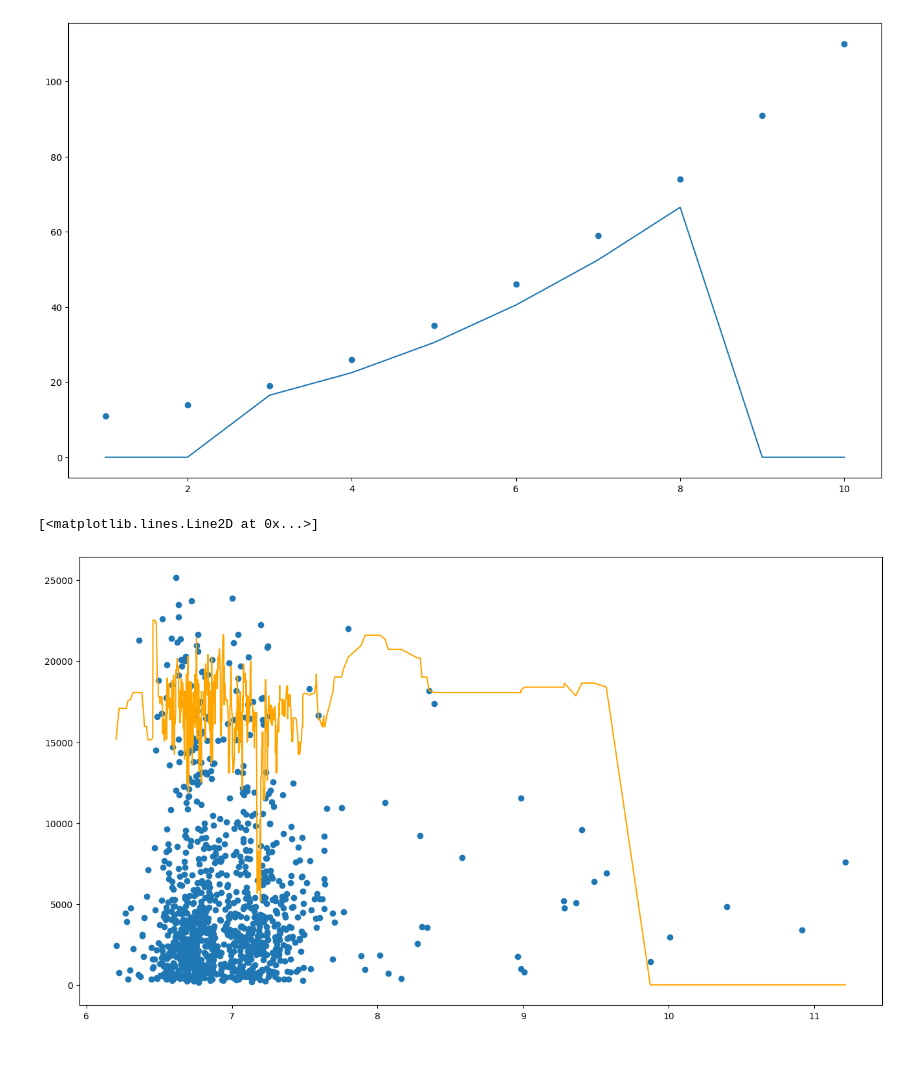
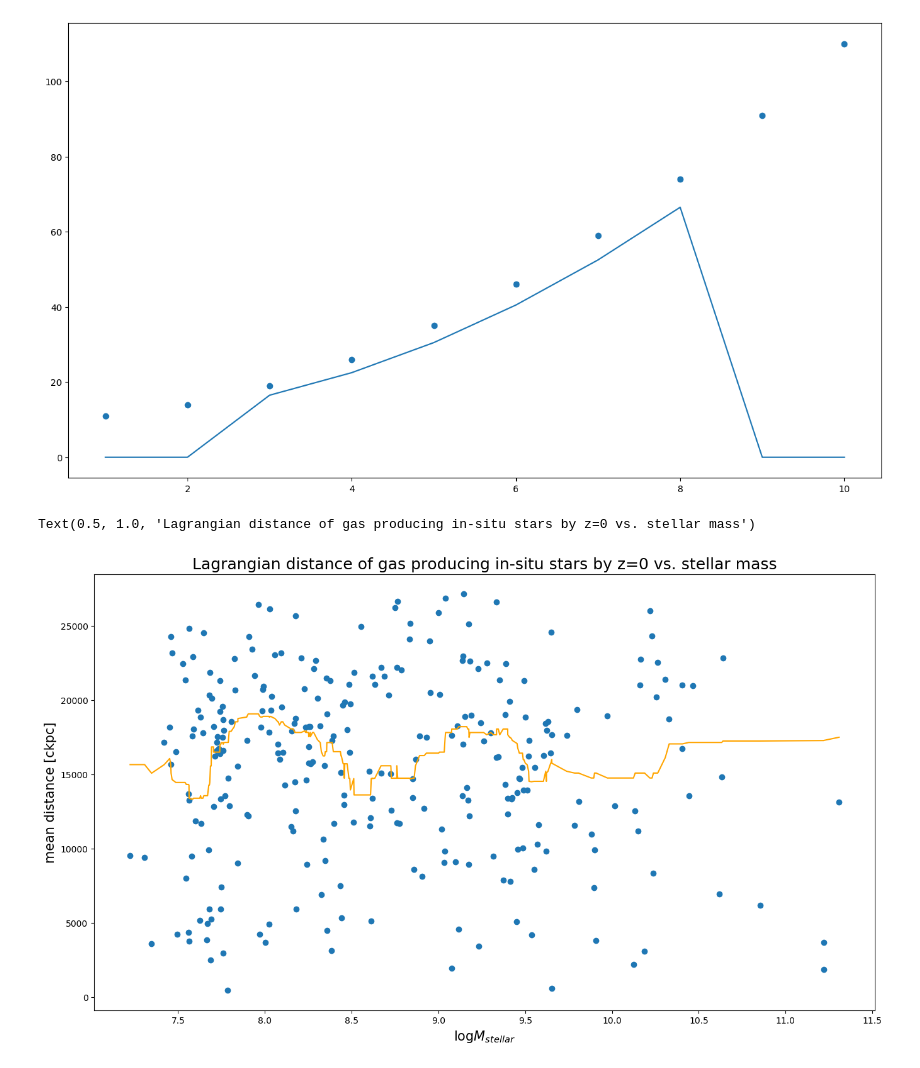
Before and after one commit to nelson-group/Ole_insitu_stars, a Jupyter notebook: final_plots.ipynb, the cells around one changed output. Saved outputs shown, nothing was run; the diff lists cells and outputs as text; code cells hidden in the pictures.

```diff
--- a/final_plots.ipynb
+++ b/final_plots.ipynb
@@ -127,3 +145,0 @@ bins, num, mass_means, sub_means, numPerBin = AllTracerProfile_wMassBins(basePat
-# %%
-for i in range(5):
-    plt.plot(bins[i],num[i])
@@ -131,0 +166,9 @@ for i in range(5):
+# %%
+f = h5py.File('files/TNG50-2/rad_prof_mass_bins_tracer_frac-400.hdf5','r')
+bins = f['bins'][:]
+z = f['redshift'][:]
+num = f['values'][:,:,:]
+f.close()
+
+basePath='/virgotng/universe/IllustrisTNG/TNG50-2/output'
+snaps = np.array([84,67,50,33,25])
@@ -158,21 +253,40 @@ h_const = header['HubbleParam']
+# %%
+basePath='/virgotng/universe/IllustrisTNG/TNG50-4/output'
+snaps = np.array([84,67,50,33,25])
+z = np.zeros(snaps.size)
+for i in range(snaps.size):
+    z[i] = il.groupcat.loadHeader(basePath,snaps[i])['Redshift']
+
+sub_means0 = np.zeros(1)
+sub_means1 = np.zeros(1)
+sub_means2 = np.zeros(1)
+sub_means3 = np.zeros(1)
+sub_means4 = np.zeros(1)
+for i in range(snaps.size):
+    _, _, _, locals()['sub_means'+str(i)], _ = AllTracerProfile_wMassBins(basePath, 99, snaps[i], onlyGas = True)
 # %%
+header = il.groupcat.loadHeader(basePath,25)
+h_const = header['HubbleParam']
+
 sub_positions = h5py.File('files/'+basePath[32:39]+'/SubhaloPosAtAllSnaps_extrapolated.hdf5','r')
 is_extrapolated = sub_positions['is_extrapolated'][:]
 sub_positions.close()
 
 stellar_masses = il.groupcat.loadSubhalos(basePath, 25, fields = ['SubhaloMassType'])[:,4] * 1e10/h_const
 stellar_masses = stellar_masses[np.where(is_extrapolated)[0]]
-mask = np.where(sub_means!=0)[0]
+mask = np.where(sub_means4 != 0)[0]
 stellar_masses = np.log10(stellar_masses[mask])
-sub_means_masked = sub_means[mask]
+sub_means_masked = sub_means4[mask]
 
 plt.scatter(stellar_masses,sub_means_masked)
-med = running_median(y=sub_means_masked,size=10)
+med = np.array(running_median_insort(sub_means_masked,50))
 x = stellar_masses[np.argsort(stellar_masses)]
 plt.plot(x,med,color = 'orange')
-#plt.scatter(np.log10(stellar_masses[int(numPerBin[0]):int(numPerBin[1])]),sub_means[int(numPerBin[0]):int(numPerBin[1])])
+plt.xlabel('$\log{M_{stellar}}$',size = 15)
+plt.ylabel('mean distance [ckpc]',size = 15)
+plt.title('Lagrangian distance of gas producing in-situ stars by z=0 vs. stellar mass',size = 18)
 # %% [output]
-[<matplotlib.lines.Line2D at 0x...>]
+Text(0.5, 1.0, 'Lagrangian distance of gas producing in-situ stars by z=0 vs. stellar mass')
-[figure, old version]
+[figure, new version]
 # %%
 def one_gal_profile_vs_redshift(basePath, subID = 0, max_dist = 15000, onlyGas = False):
```
Also changed, not shown: parts of 21 cells of this notebook, 5 other files.
